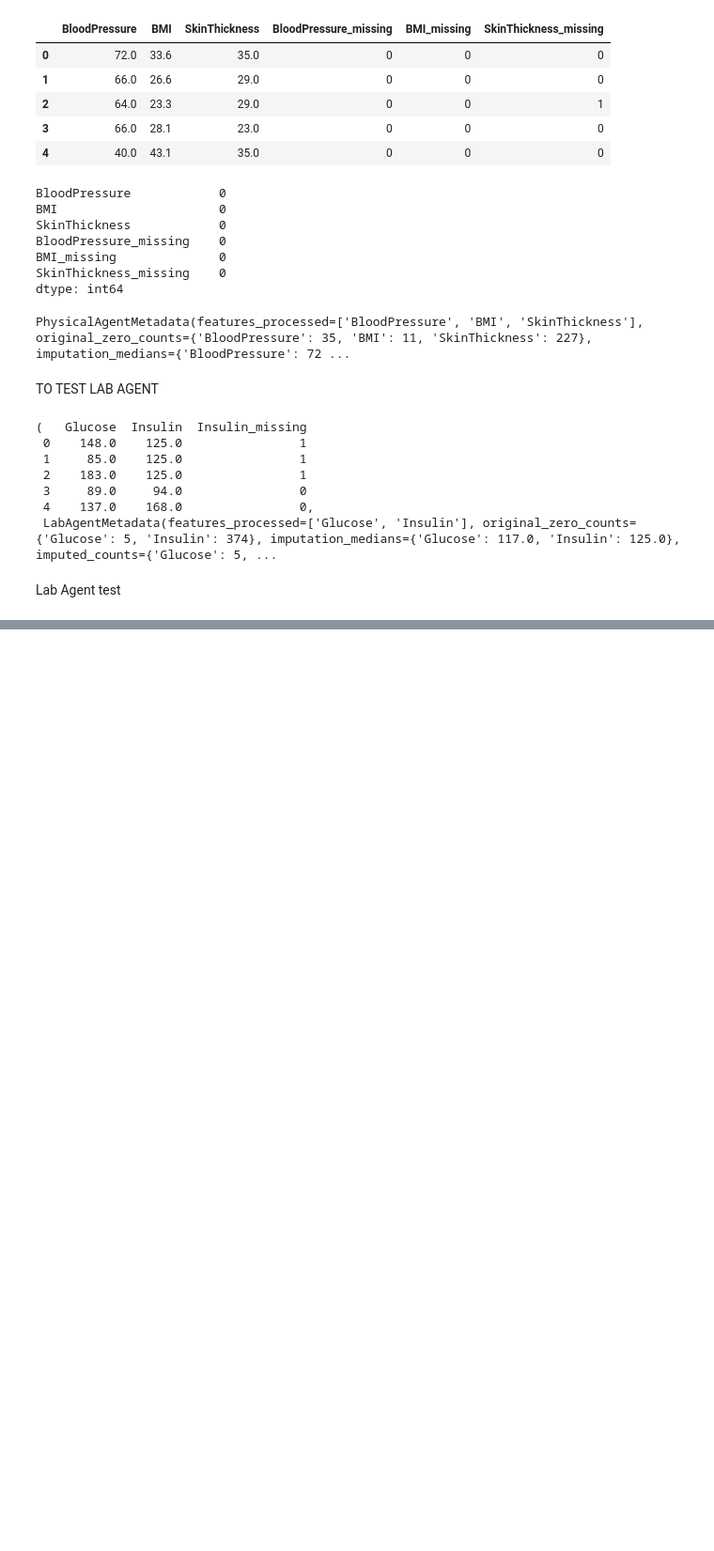
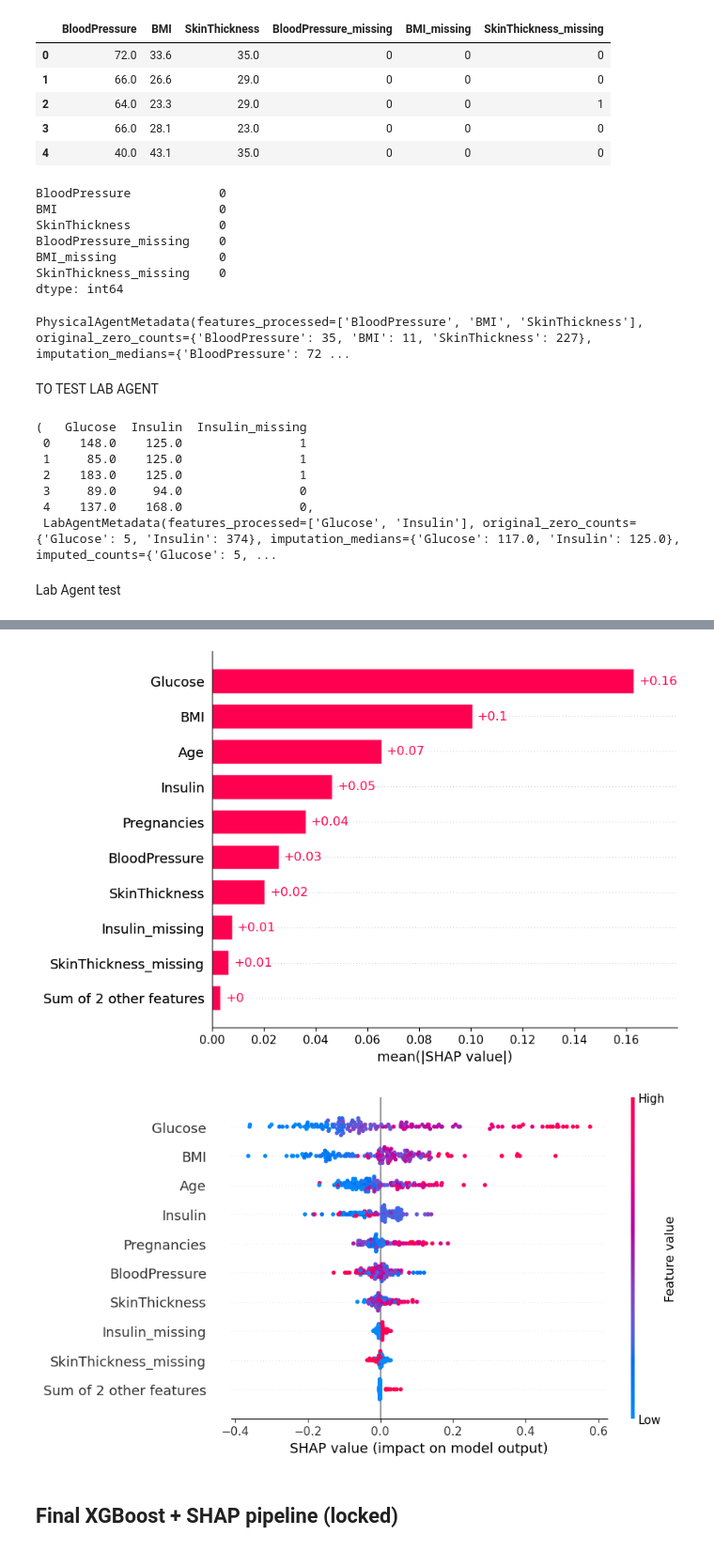
Before and after one commit to Hancynixon/AgentXHealth, a Jupyter notebook: notebooks/02_agent_testing.ipynb, the cells around one changed output, grey strips where cells are left out. Shown at 94% size. Saved outputs shown, nothing was run; the diff lists cells and outputs as text; code cells hidden in the pictures; blank space fills up the shorter version.

Commit message:
Finalize agent pipeline with XGBoost and SHAP explainability

```diff
--- a/notebooks/02_agent_testing.ipynb
+++ b/notebooks/02_agent_testing.ipynb
@@ -68,0 +114,7 @@ ImportError: cannot import name 'DemographicAgent' from 'agents.demographic_agen
+# %%
+# STEP 6.1: Prepare features and target
+
+X = final_features          # features from Coordinator
+y = df["Outcome"]           # target column
+
+X.shape, y.shape
@@ -68,0 +139,7 @@ ImportError: cannot import name 'DemographicAgent' from 'agents.demographic_agen
+# %%
+from sklearn.linear_model import LogisticRegression
+
+log_reg = LogisticRegression(max_iter=1000, solver="liblinear")
+log_reg.fit(X_train, y_train)
+
+y_pred = log_reg.predict(X_test)
@@ -68,0 +184,16 @@ ImportError: cannot import name 'DemographicAgent' from 'agents.demographic_agen
+# %%
+from xgboost import XGBClassifier
+
+xgb_model = XGBClassifier(
+    n_estimators=300,
+    max_depth=4,
+    learning_rate=0.05,
+    subsample=0.8,
+    colsample_bytree=0.8,
+    objective="binary:logistic",
+    eval_metric="logloss",
+    base_score=0.5,
+    random_state=42
+)
+
+xgb_model.fit(X_train, y_train)
@@ -68,0 +243,16 @@ ImportError: cannot import name 'DemographicAgent' from 'agents.demographic_agen
+# %%
+import shap
+
+def model_predict(X):
+    return xgb_model.predict_proba(X)[:, 1]
+
+explainer = shap.Explainer(model_predict, X_train)
+shap_values = explainer(X_test)
+# %%
+shap.plots.bar(shap_values)
+shap.plots.beeswarm(shap_values)
+# %% [output]
+[figure, added]
+[figure, added]
+# %% [markdown]
+## Final XGBoost + SHAP pipeline (locked)
```
Also changed, not shown: parts of 12 cells of this notebook.
